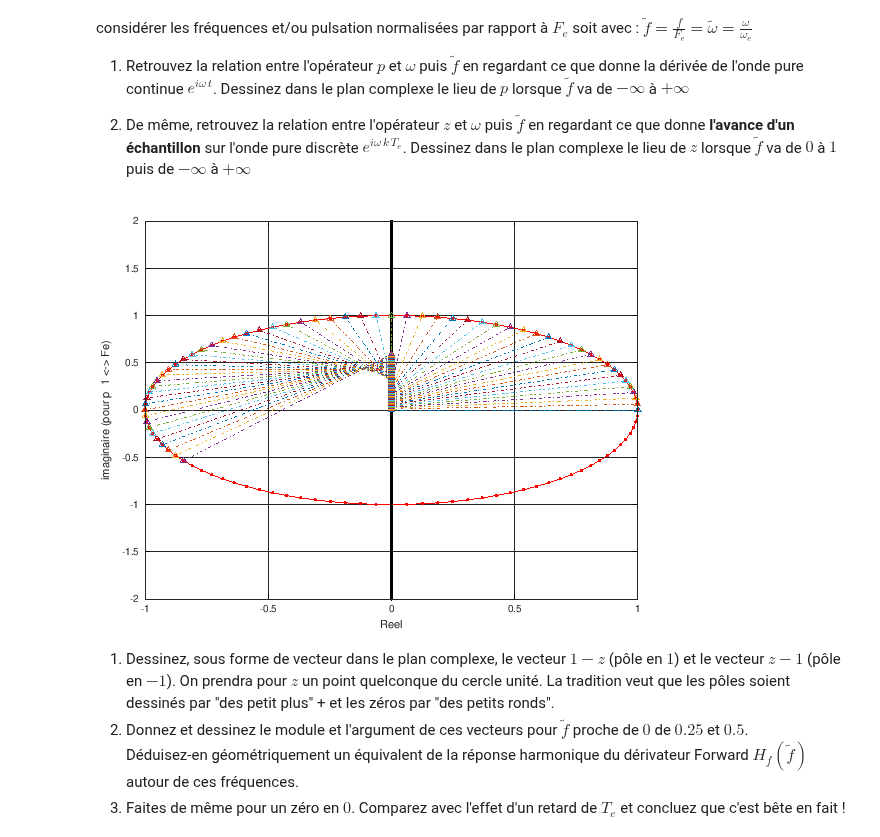
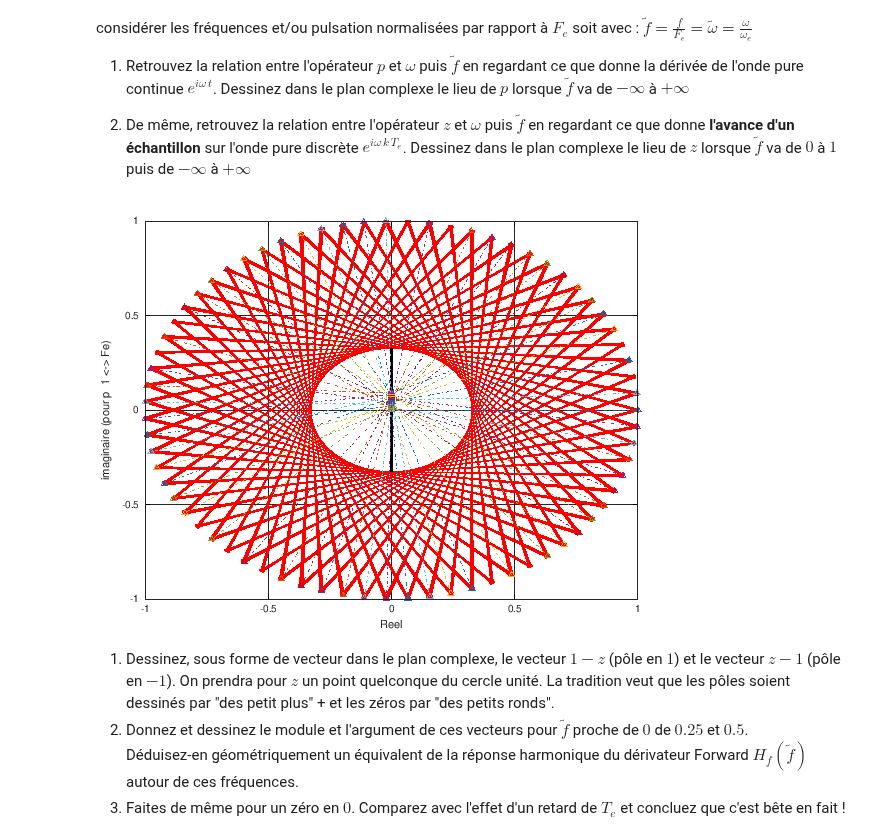
Before and after one commit to balaise31/Signal, a Jupyter notebook: discret/tp/FILT_prepa_bilineaire.ipynb, the cells around one changed output. Cells and saved outputs as stored; diff of their text form; code cells hidden in the pictures.

```diff
--- a/discret/tp/FILT_prepa_bilineaire.ipynb
+++ b/discret/tp/FILT_prepa_bilineaire.ipynb
@@ -41,37 +48,37 @@ $\tilde{f} = \frac{f}{F_e} = \tilde{\omega} = \frac{\omega}{\omega_e}$
 # %%
 clear all; close all; clc;
 Fe=48000;N=100;Df=Fe/N;Te=1/Fe;
 f=-2*Fe:Df:2*Fe;         % vecteur des fréquences
 w=2*pi*f;            % vecteur des pulsations
 
 %% VOTRE CODE:  f_tilde =
 % Calculant la fréquence normalisée à partir de f et/ou de w
-f_tilde = f/Fe;
+f_tilde = f;
 
 %% VOTRE CODE:  p =
 % définissez le vecteur p à partir de f_tilde
 % par défaut i = sqrt(-1)  permet de faire des complexes
-p=i*2*pi*f_tilde*Fe;
+p=i*f;
 
 %% VOTRE CODE:  z =
 % définissez le vecteur z à partir de f_tilde
 % la fonction 'exp' de matlab est vectorisée et complexe.
-z=exp(i*2*pi*f_tilde);
+z=exp(i*f);
 
 
 %% Le code suivant  affiche dans le plan complexe
-% en noir le lieu de p
+% en noir le lieu de p (avec l'axe imaginaire tel que 1 <-> Fe)
 % en rouge le lieu de z
 %
 plot(real(z),imag(z),'r.-');hold on;
 plot(real(p),imag(p)/2/pi/Fe,'k.-');
 sel = (2*N)+1:1:N*2.6;
 plot([real(p(sel)) ; real(z(sel))], [imag(p(sel))/2/pi/Fe ; imag(z(sel))],'-.>');
 grid on;
 xlabel('Reel');
 ylabel('imaginaire (pour p  1 <-> Fe)');
 # %% [output]
-[figure, old version]
+[figure, new version]
 # %% [markdown]
  1) Dessinez, sous forme de vecteur dans le plan complexe, le vecteur $1-z$ (pôle en $1$)  et le vecteur $z-1$ (pôle en $-1$). On prendra pour  $z$ un point quelconque du cercle unité. La tradition veut que les pôles soient dessinés par "des petit plus" + et les zéros par "des petits ronds".
  2) Donnez et dessinez le module et l'argument de ces vecteurs pour $\tilde{f}$ proche de $0$ de $0.25$ et $0.5$.
```
Also changed, not shown: parts of 28 cells of this notebook, 1 other file.
